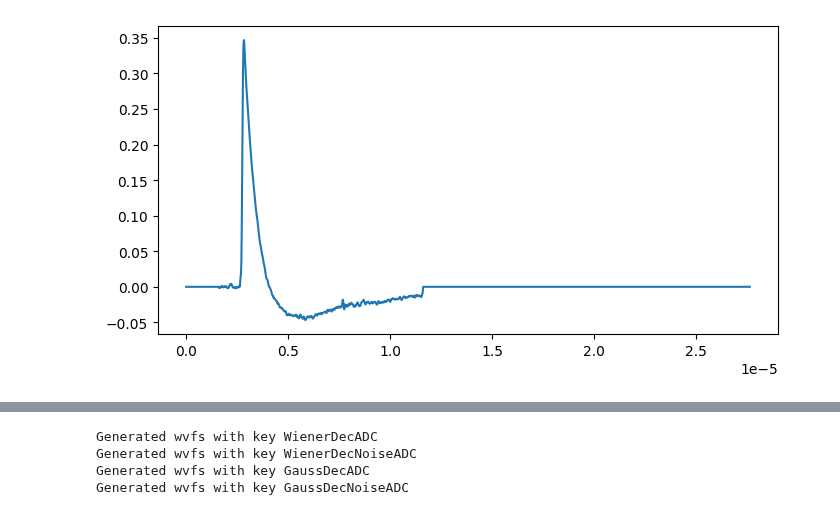
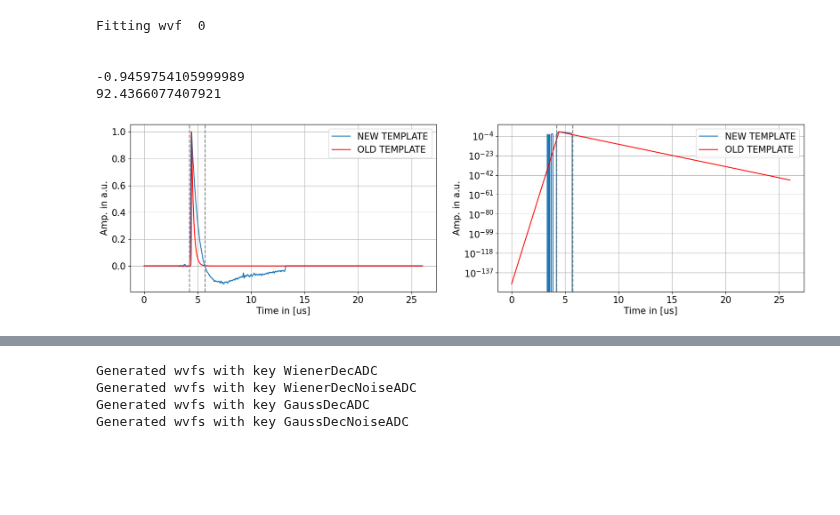
Before and after one commit to CIEMAT-Neutrino/SCINT, a Jupyter notebook: notebooks/MC.ipynb, the cells around one changed output, grey strips where cells are left out. Cells and saved outputs as stored; diff of their text form; code cells hidden in the pictures; blank space fills up the shorter version.

```diff
--- a/notebooks/MC.ipynb
+++ b/notebooks/MC.ipynb
@@ -13,7 +14,7 @@ from itertools import product
 # %%
-show = True
-expand_array = 1000
-
+plt.rcParams.update({'font.size': 15})
+timewindow = 800
+pretrigger = 200
 # Load data for wvf template (LARSOFT)
 raw_SER = open("../larsoft/PDS/SPE_maritza.txt")
 SER = np.asarray(raw_SER.readlines()).astype(float)
@@ -27,24 +28,77 @@ SER = np.asarray(raw_SER.readlines()).astype(float)
 # SER = lab_run[2][0]["SPEAvWvf"]
 
 # Generate empty array to import data
-SER = np.append(np.asarray(SER),np.zeros(expand_array))
-SER = np.append(np.zeros(100),np.asarray(SER))
+SER = np.append(np.asarray(SER),np.zeros(timewindow))
+SER = np.append(np.zeros(pretrigger),np.asarray(SER))
 
 # Generate dict with required structure
 my_run = dict()
-
 my_run["NRun"] = [0]
 my_run["NChannel"] = [0]
-
 my_run[0] = dict()
 my_run[0][0] = dict()
 my_run[0][0]["ADC"] = [np.array(SER)]
 my_run[0][0]["Sampling"] = 16e-9
-# my_run[0][0]["Sampling"] = 4e-9
 
-if show == True:
-    plt.figure(figsize=(8,4))
-    plt.plot(my_run[0][0]["Sampling"]*np.arange(len(my_run[0][0]["ADC"][0])),my_run[0][0]["ADC"][0])
-    plt.show()
+opt = {
+    "SHOW": False,
+    "NOISE_AMP": 0.5,
+    "FIX_EXP":True,
+    "WIENER_BUFFER": 100,
+    "FILTER": "Gauss",
+    "PRO_RODRIGO": False,
+    "CONVERT_ADC": True,
+    "TERMINAL_OUTPUT": False
+    }
+
+param = fit_wvfs(my_run,"SC",1e-4,fit_range=[0,len(SER)-timewindow],out_key="SPE",OPT=opt)
+i_base_idx,f_base_idx = find_baseline_cuts(my_run[0][0]["FitSCSPE"][0])
+i_thrld_idx,f_thrld_idx = find_amp_decrease(my_run[0][0]["FitSCSPE"][0],1e-4)
+
+pre = len(my_run[0][0]["FitSCSPE"][0][:i_thrld_idx])
+post = len(my_run[0][0]["FitSCSPE"][0][i_thrld_idx:])
+
+my_run[0][0]["FitSPEChargeADC"] = np.trapz(my_run[0][0]["FitSCSPE"][0][:f_base_idx],my_run[0][0]["Sampling"]*np.arange(f_base_idx))
+my_run[0][0]["FitSPEUnderChargeADC"] = np.trapz(my_run[0][0]["FitSCSPE"][0][f_base_idx:],my_run[0][0]["Sampling"]*np.arange(len(my_run[0][0]["FitSCSPE"][0][f_base_idx:])))
+my_run[0][0]["SPEChargeADC"] = np.trapz(my_run[0][0]["ADC"][0][:f_base_idx],my_run[0][0]["Sampling"]*np.arange(f_base_idx))
+my_run[0][0]["SPEUnderChargeADC"] = np.trapz(my_run[0][0]["ADC"][0][f_base_idx:],my_run[0][0]["Sampling"]*np.arange(len(my_run[0][0]["ADC"][0][f_base_idx:])))
+
+print(np.sum(my_run[0][0]["ADC"][0]))
+print(100*my_run[0][0]["SPEChargeADC"]/(-my_run[0][0]["SPEUnderChargeADC"]))
 # %% [output]
-[figure, removed]
+Fitting wvf  0
+
+
+-0.9459754105999989
+92.4366077407921
+# %%
+def larsoft_template(time_in_us,fPeakTime,fVoltageToADC,fMaxAmplitude,fFrontTime,fBackTime):
+    template = []
+    for i in time_in_us:
+        if (i < fPeakTime):
+            template.append(fVoltageToADC*fMaxAmplitude*np.exp((i - fPeakTime)/fFrontTime))
+        else:
+            template.append(fVoltageToADC*fMaxAmplitude*np.exp(-(i - fPeakTime)/fBackTime))
+    return np.asarray(template)
+
+fig, ax = plt.subplots(1 ,2, figsize = (20,5))
+time_array = 1e6*my_run[0][0]["Sampling"]*np.arange(len(my_run[0][0]["FitSCSPE"][0]))
+peaktime = 1e6*my_run[0][0]["Sampling"]*(np.argmax(my_run[0][0]["FitSCSPE"][0]))
+# print(time_array.size)
+for i in range(len(ax)):
+    # ax[i].plot(1e6*my_run[0][0]["Sampling"]*np.arange(len(my_run[0][0]["ADC"][0])),my_run[0][0]["ADC"][0],label="NEW TEMPLATE")
+    ax[i].plot(1e6*my_run[0][0]["Sampling"]*np.arange(len(my_run[0][0]["ADC"][0])),my_run[0][0]["ADC"][0]/np.max(my_run[0][0]["ADC"][0]),label="NEW TEMPLATE")
+    # ax[i].plot(time_array,my_run[0][0]["FitSCSPE"][0],label="TEMPLATE FIT")
+    ax[i].plot(time_array,larsoft_template(time_array,peaktime,151.5,0.066,0.013,0.2)/np.max(larsoft_template(time_array,peaktime,151.5,0.066,0.013,0.2)),label="OLD TEMPLATE",c="red")
+    ax[i].axvline(1e6*my_run[0][0]["Sampling"]*i_thrld_idx,ls="--",c="grey")
+    ax[i].axvline(1e6*my_run[0][0]["Sampling"]*f_thrld_idx,ls="--",c="grey")
+    # ax[i].axvline(1e6*my_run[0][0]["Sampling"]*np.argmax(my_run[0][0]["FitSCSPE"][0]),c="black",label="RISE TIME: %.2f"%(1e6*my_run[0][0]["Sampling"]*(np.argmax(my_run[0][0]["FitSCSPE"][0])-i_thrld_idx)))
+    ax[i].set_ylabel("Amp. in a.u.")
+    ax[i].set_xlabel("Time in [us]")
+    ax[i].legend(fontsize=15)
+    ax[i].grid(True)
+    # ax[i].set_xlim([3.5,8])
+ax[1].semilogy()
+plt.show()
+# %% [output]
+[figure, added]
```
Also changed, not shown: parts of 16 cells of this notebook.
